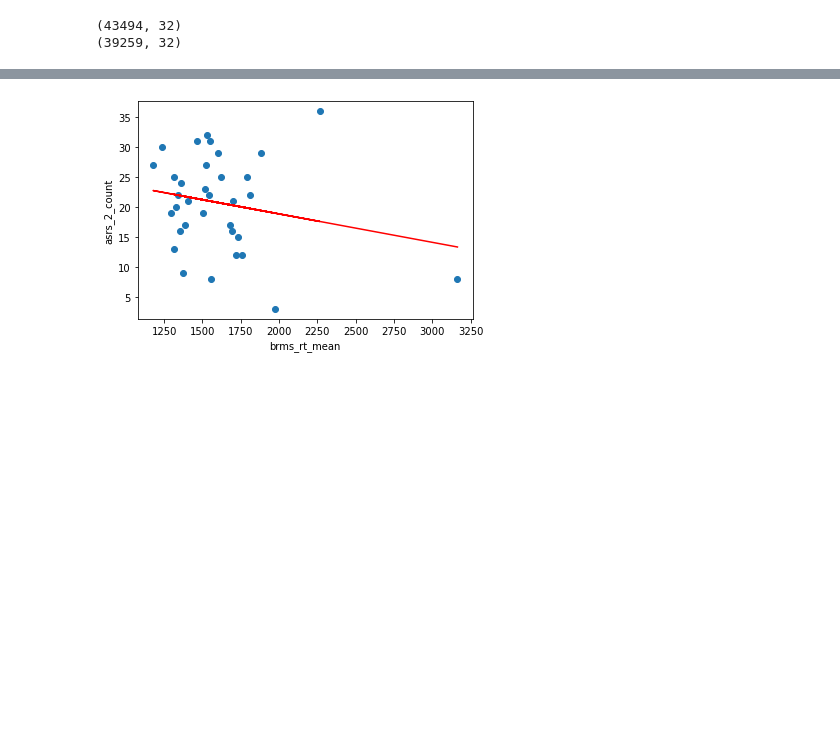
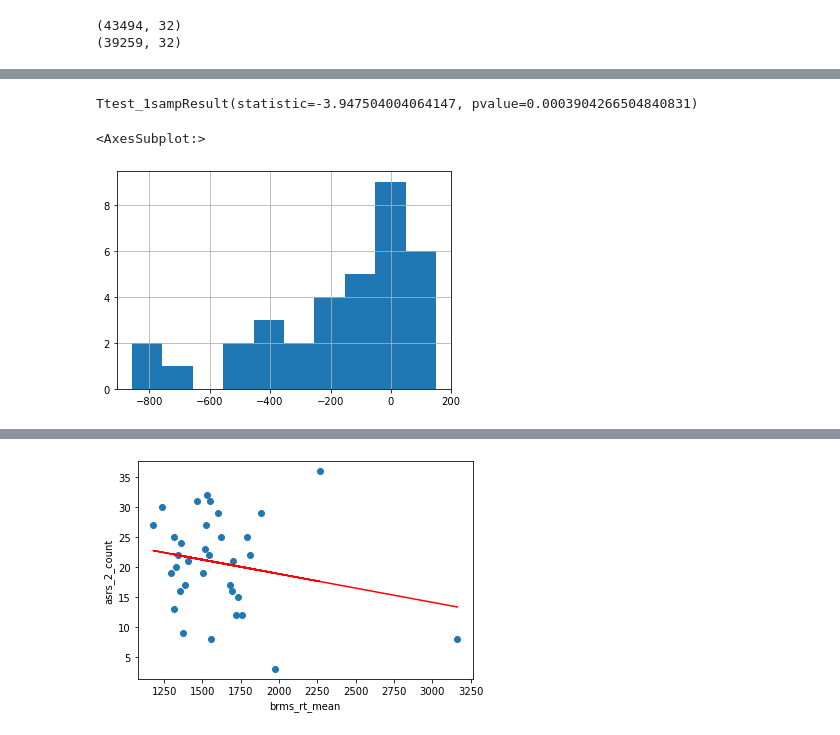
Before and after one commit to ConsciousLab/CptRmsAnalysis, a Jupyter notebook: main.ipynb, the cells around one changed output, grey strips where cells are left out. Drawn from its saved outputs; the diff is of its cells as text; code cells hidden in the pictures; blank space fills up the shorter version.

```diff
--- a/main.ipynb
+++ b/main.ipynb
@@ -427,0 +498,9 @@ def fix_heb_columns(df):
+# %%
+ttest_1samp(result_df['sub_regular_reverted'], 0)
+# %% [output]
+Ttest_1sampResult(statistic=-3.947504004064147, pvalue=0.0003904266504840831)
+# %%
+result_df['sub_regular_reverted'].hist()
+# %% [output]
+<AxesSubplot:>
+[figure, added]
```
Also changed, not shown: parts of 82 cells of this notebook, 8 other files.
